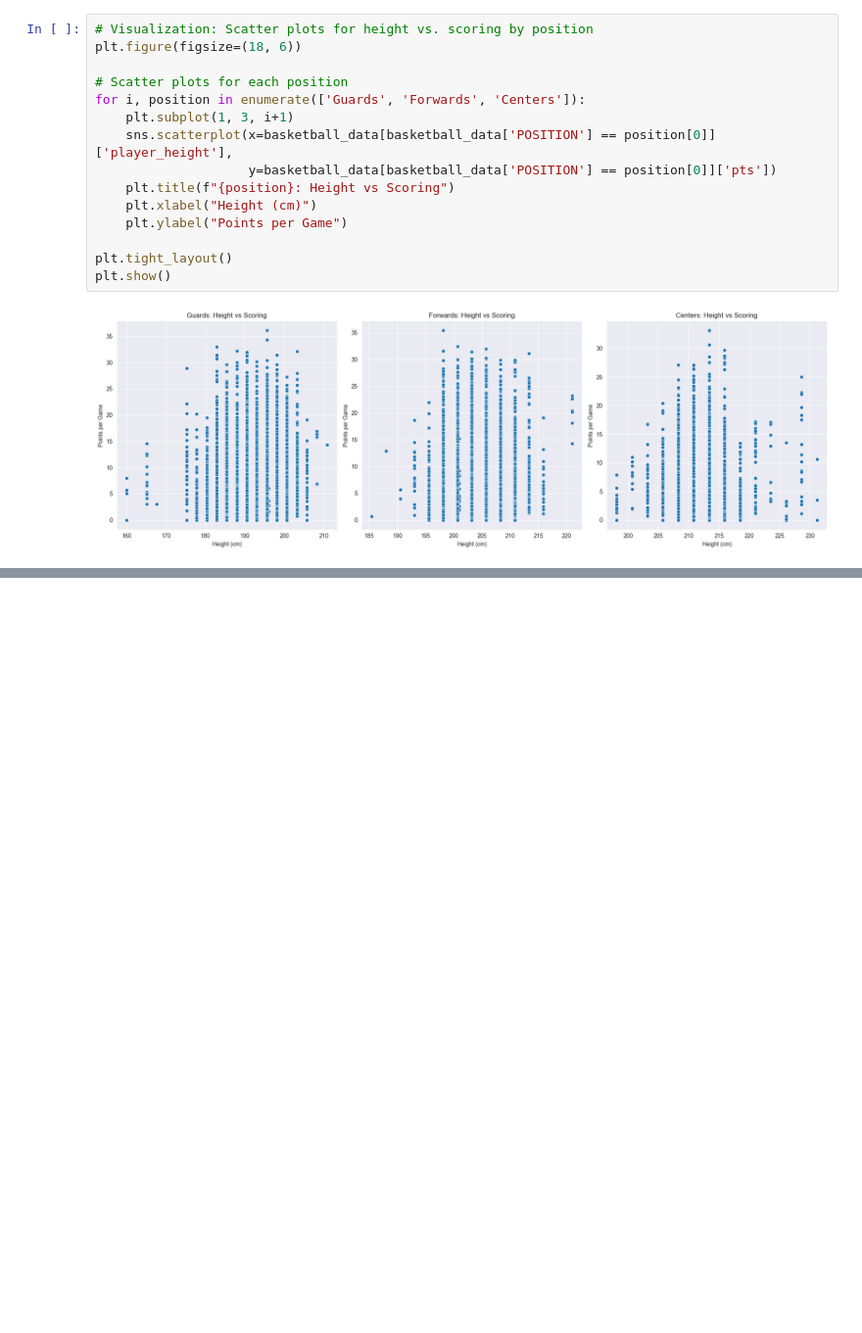
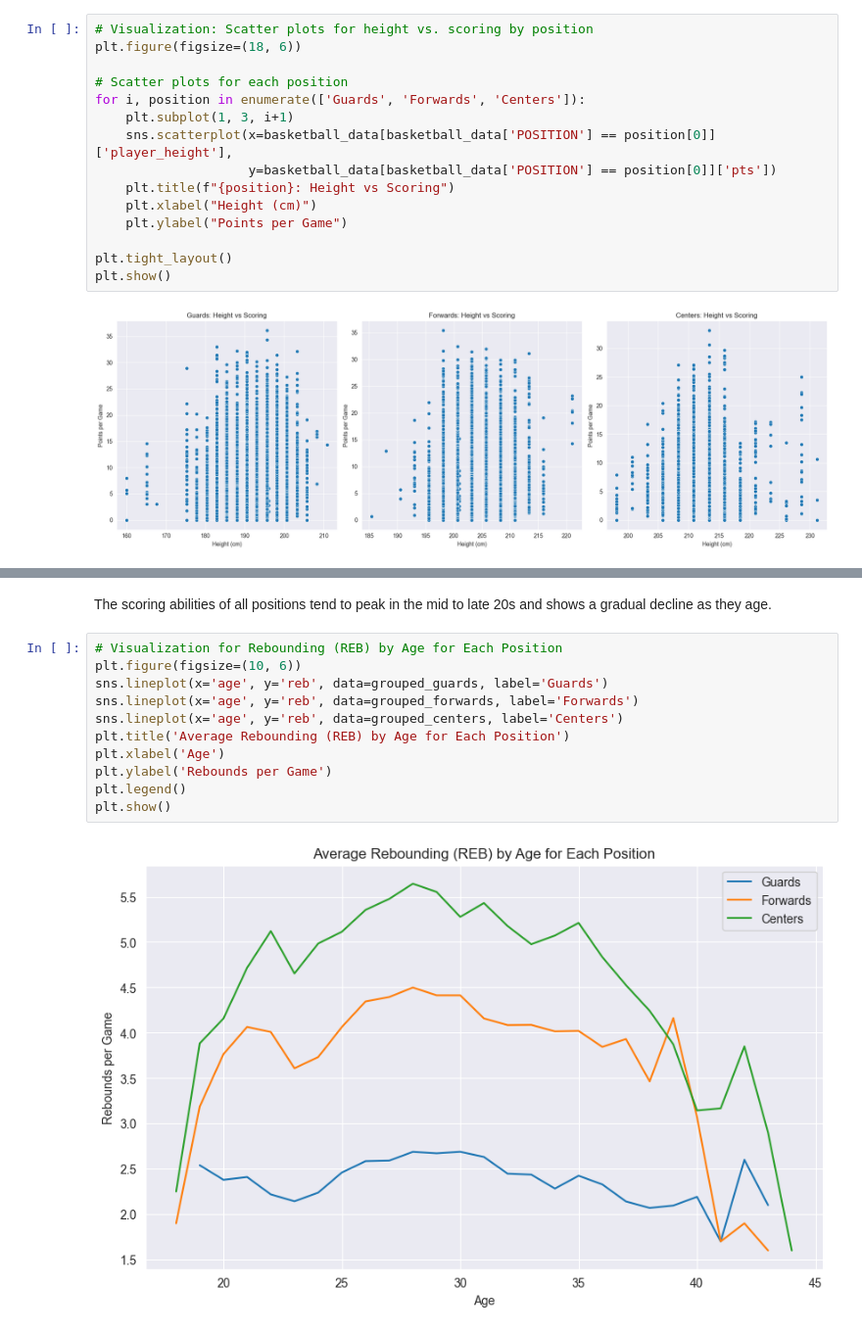
Before and after one commit to ChuanCheLin/NBA-Height-and-Weight-Analysis, a Jupyter notebook: positionAnalysis.ipynb, the cells around one changed output, grey strips where cells are left out. Shown at 98% size. Cells and saved outputs as stored; diff of their text form; blank space fills up the shorter version.

```diff
--- a/positionAnalysis.ipynb
+++ b/positionAnalysis.ipynb
@@ -76,0 +104,15 @@ plt.show()
+# %% [markdown]
+The scoring abilities of all positions tend to peak in the mid to late 20s and shows a gradual decline as they age.
+# %%
+# Visualization for Rebounding (REB) by Age for Each Position
+plt.figure(figsize=(10, 6))
+sns.lineplot(x='age', y='reb', data=grouped_guards, label='Guards')
+sns.lineplot(x='age', y='reb', data=grouped_forwards, label='Forwards')
+sns.lineplot(x='age', y='reb', data=grouped_centers, label='Centers')
+plt.title('Average Rebounding (REB) by Age for Each Position')
+plt.xlabel('Age')
+plt.ylabel('Rebounds per Game')
+plt.legend()
+plt.show()
+# %% [output]
+[figure, added]
```
Also changed, not shown: parts of 7 cells of this notebook.
